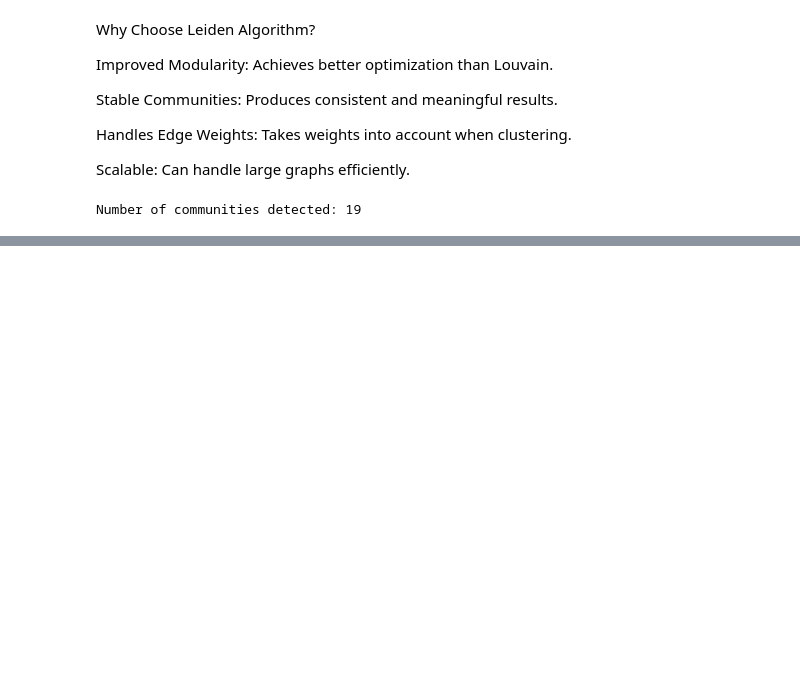
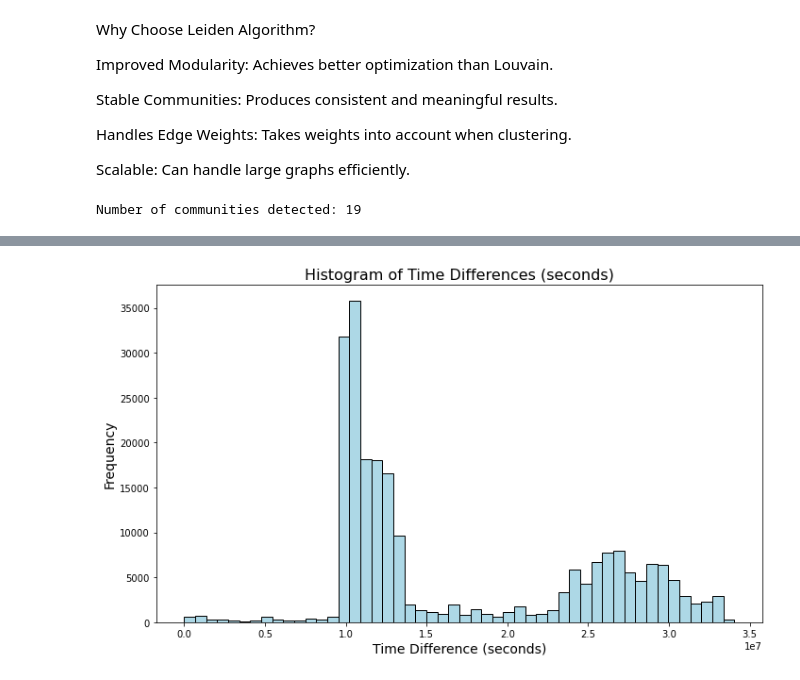
Before and after one commit to Garfatlx/NetworkScience-Assignment-2, a Jupyter notebook: Assignment2.ipynb, the cells around one changed output, grey strips where cells are left out. Drawn from its saved outputs; the diff is of its cells as text; code cells hidden in the pictures; blank space fills up the shorter version.

Commit message:
ZScore

```diff
--- a/Assignment2.ipynb
+++ b/Assignment2.ipynb
@@ -312,0 +320,17 @@ We also calculate the density of each community from the Leiden Algorithm.
+# %%
+grouped = result_df.groupby('videoID')
+
+for video, group in grouped:
+    print(f"Video ID: {video}")
+    print(group[['userID_1', 'userID_2', 'time_diff_seconds']])
+
+    # Calculate Z-scores
+    group['z_score'] = zscore(group['time_diff_seconds'])
+
+    # Z-score > 2
+    suspicious = group[group['z_score'] > 2]
+    print("Suspicious activity:")
+    print(suspicious)
+
+result_df['z_score'] = result_df.groupby('videoID')['time_diff_seconds'].transform(zscore)
+suspicious_df = result_df[result_df['z_score'] > 2]
@@ -312,0 +355,14 @@ We also calculate the density of each community from the Leiden Algorithm.
+# %%
+plt.figure(figsize=(10, 6))
+plt.hist(suspicious_df['time_diff_seconds'], bins=50, color='lightblue', edgecolor='black')
+
+# Formatting the plot
+plt.title('Histogram of Time Differences (seconds)', fontsize=16)
+plt.xlabel('Time Difference (seconds)', fontsize=14)
+plt.ylabel('Frequency', fontsize=14)
+
+# Show the plot
+plt.tight_layout()
+plt.show()
+# %% [output]
+[figure, added]
```
Also changed, not shown: parts of 18 cells of this notebook.
